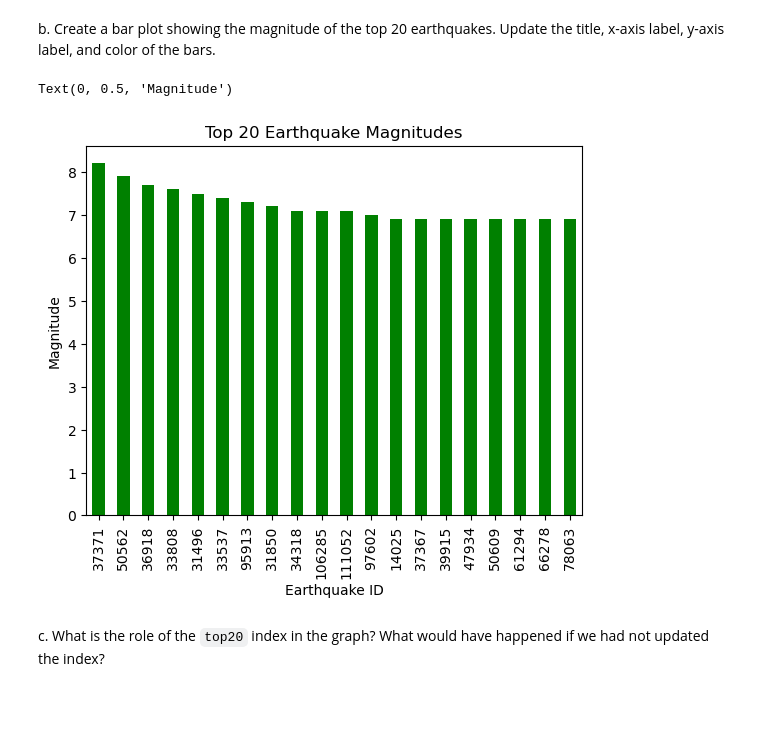
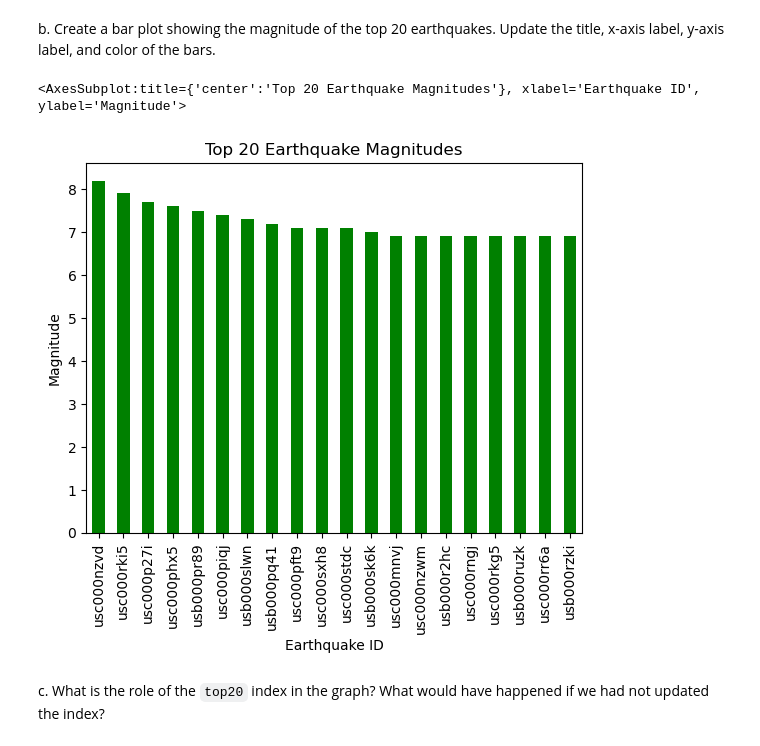
Before and after one commit to jocardelle/eds220-hwk1, a Jupyter notebook: hwk1-task3-earthquakes-CARDELLE.ipynb, the cells around one changed output. Saved outputs shown, nothing was run; the diff lists cells and outputs as text; code cells hidden in the pictures; blank space fills up the shorter version.

```diff
--- a/hwk1-task3-earthquakes-CARDELLE.ipynb
+++ b/hwk1-task3-earthquakes-CARDELLE.ipynb
@@ -113,7 +116,7 @@ print(unique_events)
 a. Select only earthquake events and store them as `eqk` (variable name). Update the index of `eqk` to be the `id` column of the dataframe.
 # %%
 # Select rows where type is earthquake
-eqk = raw_eqk[raw_eqk['type']=='earthquake']
+eqk = raw_eqk[raw_eqk['type']=='earthquake'].set_index("id")
 # %%
 # View the dataframe
 eqk
@@ -180,7 +184,7 @@ eqk['mag'].plot(kind = 'hist',
 a. Create a new variable `top20` with the 20 earthquakes with largest magnitude. HINT: check the method [`pandas.Series.nlargest`](https://pandas.pydata.org/docs/reference/api/pandas.Series.nlargest.html)
 # %%
 # Find the earthquakes with the 20 largest magnitudes
-top20 = eqk.nlargest(20, 'mag')
+top20 = eqk["mag"].nlargest(20, keep = "first")
 # %%
 # View the dataframe
 top20
@@ -208,14 +212,14 @@ top20
 b. Create a bar plot showing the magnitude of the top 20 earthquakes. Update the title, x-axis label, y-axis label, and color of the bars.
 # %%
 # Create bar plot and update title, axis labels, and color
-barplot = top20['mag'].plot(kind = 'bar',
+top20.plot(kind = 'bar',
                title = "Top 20 Earthquake Magnitudes",
+               xlabel = 'Earthquake ID',
+               ylabel = 'Magnitude',
                color = 'green' )
-barplot.set_xlabel("Earthquake ID")
-barplot.set_ylabel("Magnitude")
 # %% [output]
-Text(0, 0.5, 'Magnitude')
+<AxesSubplot:title={'center':'Top 20 Earthquake Magnitudes'}, xlabel='Earthquake ID', ylabel='Magnitude'>
-[figure, old version]
+[figure, new version]
 # %% [markdown]
 <!-- END QUESTION -->
 
```
Also changed, not shown: parts of 10 cells of this notebook.
